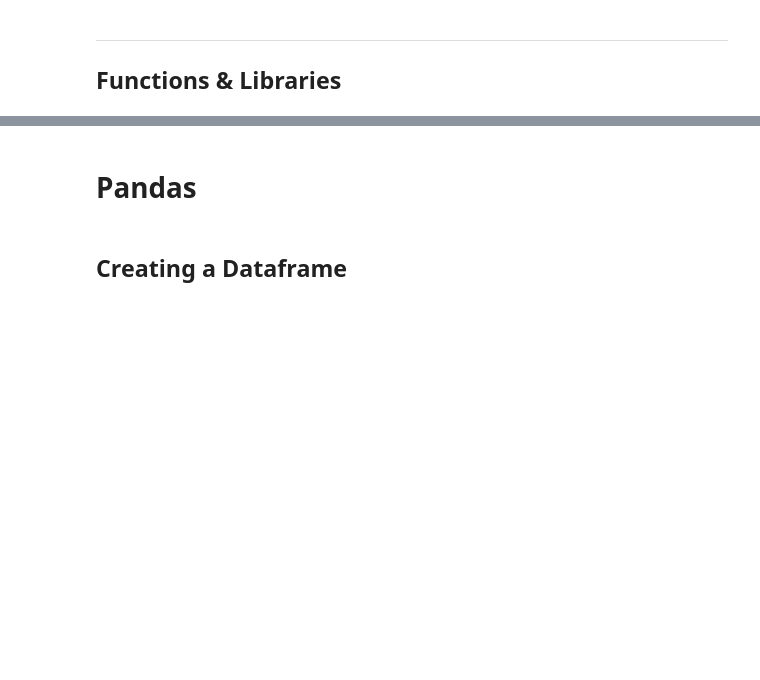
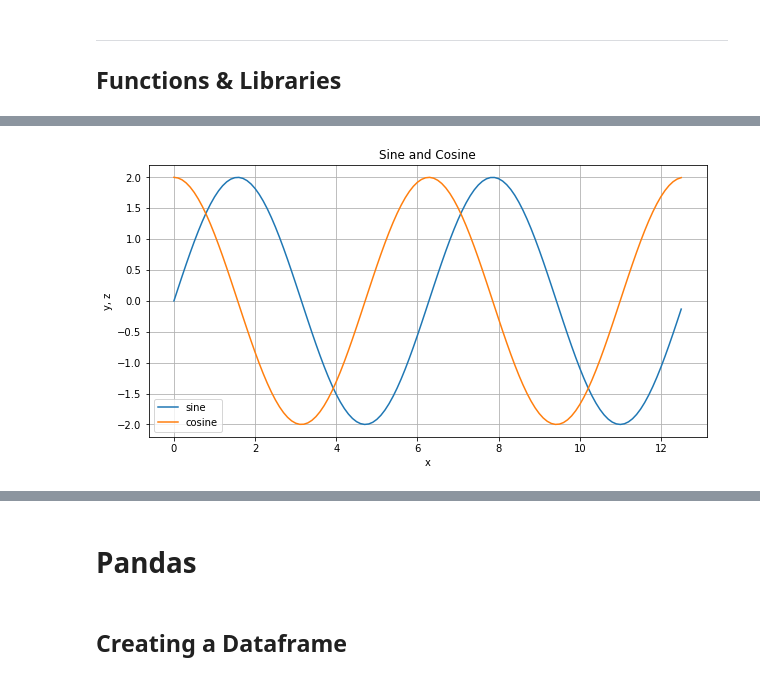
Before and after one commit to Mjrovai/UNIFEI-IESTI01-TinyML-2022.1, a Jupyter notebook: 00_Curse_Folder/1_Fundamentals/Class_04a/notebooks/Class_4a_Python_Overview.ipynb, the cells around one changed output, grey strips where cells are left out. Drawn from its saved outputs; the diff is of its cells as text; code cells hidden in the pictures; blank space fills up the shorter version.

```diff
--- a/00_Curse_Folder/1_Fundamentals/Class_04a/notebooks/Class_4a_Python_Overview.ipynb
+++ b/00_Curse_Folder/1_Fundamentals/Class_04a/notebooks/Class_4a_Python_Overview.ipynb
@@ -164,3 +266,19 @@ plt.grid()
+# %%
+plt.figure(figsize=(10,5))
+A = 2
+y = A*np.sin(x)
+z = A*np.cos(x)
+plt.plot(x, y, label = 'sine')
+plt.plot(x, z, label = 'cosine')
+plt.grid(True) # False retira grid
+plt.title("Sine and Cosine")
+plt.xlabel('x')
+plt.ylabel('y, z')
+plt.legend()
+
+plt.show()
+# %% [output]
+[figure, added]
 # %%
 plt.figure(figsize=(10,5))
 x = np.arange(0, 2*2*np.pi, 0.1)
```
Also changed, not shown: parts of 82 cells of this notebook.
